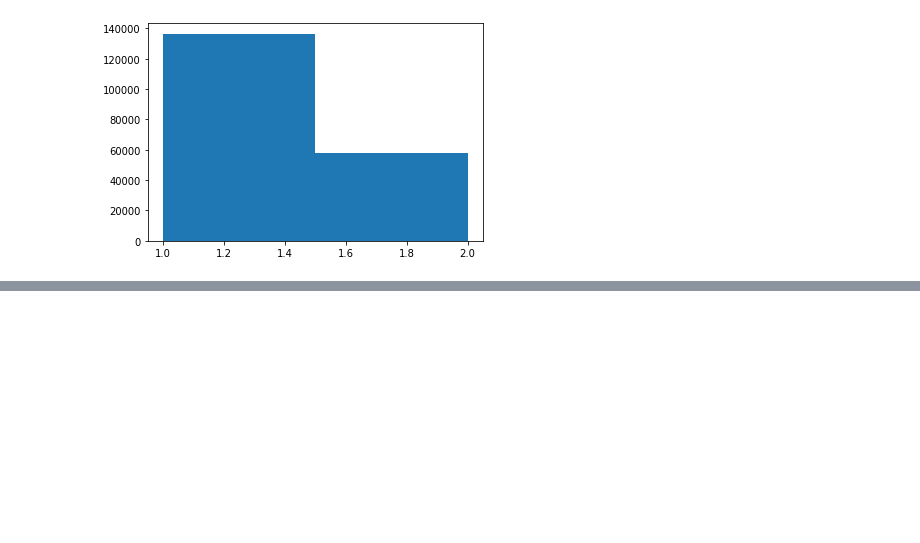
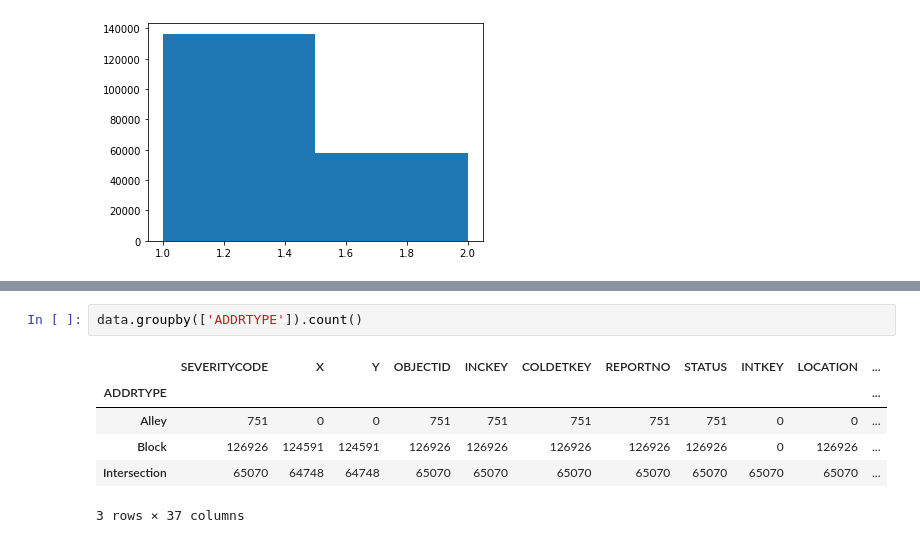
Before and after one commit to kolbywilliams/Coursera_Capstone, a Jupyter notebook: Car Collisions /bData explore.ipynb, the cells around one changed output, grey strips where cells are left out. Saved outputs shown, nothing was run; the diff lists cells and outputs as text; blank space fills up the shorter version.

```diff
--- a/Car Collisions /bData explore.ipynb
+++ b/Car Collisions /bData explore.ipynb
@@ -58,0 +62,9 @@ plt.show()
+# %%
+data.groupby(['ADDRTYPE']).count()
+# %% [output]
+|  | SEVERITYCODE | X | Y | OBJECTID | INCKEY | COLDETKEY | REPORTNO | STATUS | INTKEY | LOCATION | ... |
+| ADDRTYPE |  |  |  |  |  |  |  |  |  |  | ... |
+| Alley | 751 | 0 | 0 | 751 | 751 | 751 | 751 | 751 | 0 | 0 | ... |
+| Block | 126926 | 124591 | 124591 | 126926 | 126926 | 126926 | 126926 | 126926 | 0 | 126926 | ... |
+| Intersection | 65070 | 64748 | 64748 | 65070 | 65070 | 65070 | 65070 | 65070 | 65070 | 65070 | ... |
+3 rows × 37 columns
```
Also changed, not shown: parts of 4 cells of this notebook, 1 other file.
